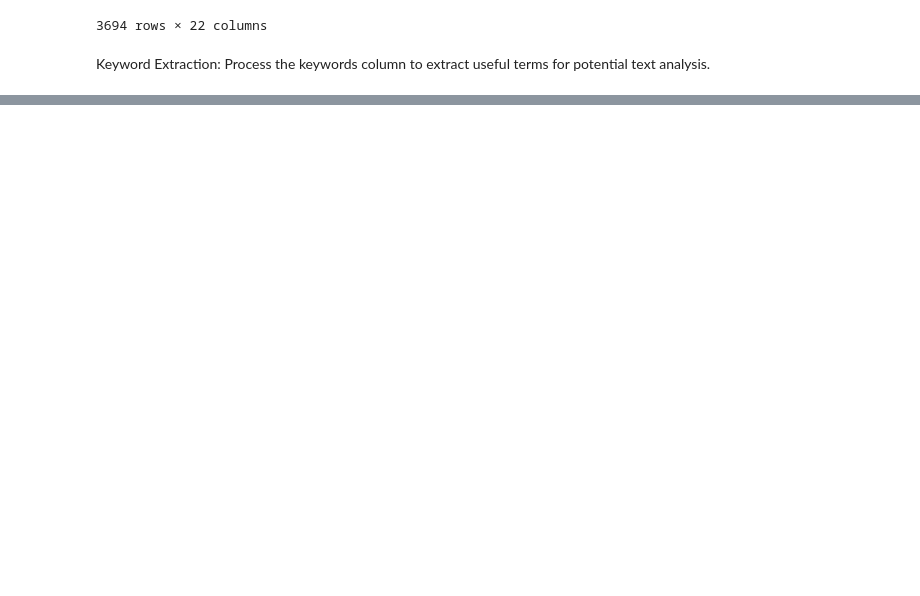
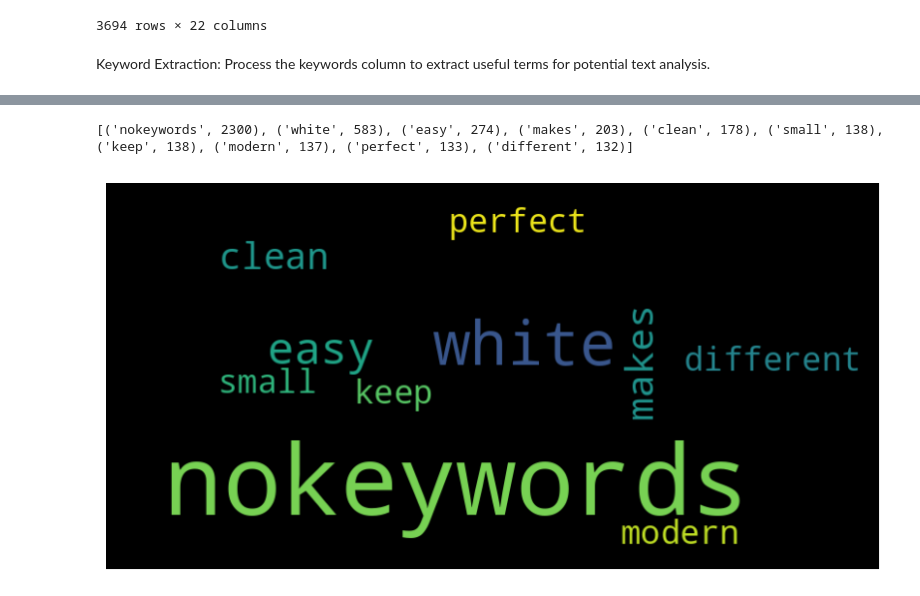
Before and after one commit to Sevinj-joy/Matplotlib_examples, a Jupyter notebook: IKEA/ikea_analysis.ipynb, the cells around one changed output, grey strips where cells are left out. Saved outputs shown, nothing was run; the diff lists cells and outputs as text; code cells hidden in the pictures; blank space fills up the shorter version.

```diff
--- a/IKEA/ikea_analysis.ipynb
+++ b/IKEA/ikea_analysis.ipynb
@@ -1521,0 +775,4 @@ print(f"Confusion Matrix:\n{conf_matrix}")
+# %%
+# `topic_group` və `topic_desc` sütunlarını 'no_topic' ilə doldurmaq
+data['topic_group'] = data['topic_group'].fillna('no_topic')
+data['topic_desc'] = data['topic_desc'].fillna('no_topic')
@@ -1521,0 +800,21 @@ print(f"Confusion Matrix:\n{conf_matrix}")
+# %%
+import re
+from nltk.corpus import stopwords
+import nltk
+
+nltk.download('stopwords')
+stop_words = set(stopwords.words('english'))
+
+
+def clean_keywords(keywords):
+
+    keywords = keywords.lower()
+
+    keywords = re.sub(r'[^a-z\s]', '', keywords)
+
+
+    keywords = [word for word in keywords.split() if word not in stop_words]
+
+    return keywords
+
+data['keywords_clean'] = data['keywords'].apply(clean_keywords)
@@ -1521,0 +824,23 @@ print(f"Confusion Matrix:\n{conf_matrix}")
+# %%
+from collections import Counter
+
+all_keywords = [word for sublist in data['keywords_clean'] for word in sublist]
+
+
+most_common_keywords = Counter(all_keywords).most_common(10)
+print(most_common_keywords)
+# %% [output]
+[('nokeywords', 2300), ('white', 583), ('easy', 274), ('makes', 203), ('clean', 178), ('small', 138), ('keep', 138), ('modern', 137), ('perfect', 133), ('different', 132)]
+# %%
+from wordcloud import WordCloud
+import matplotlib.pyplot as plt
+
+
+wordcloud = WordCloud(width=800, height=400).generate_from_frequencies(dict(most_common_keywords))
+
+plt.figure(figsize=(10, 6))
+plt.imshow(wordcloud, interpolation='bilinear')
+plt.axis('off')
+plt.show()
+# %% [output]
+[figure, added]
```
Also changed, not shown: parts of 88 cells of this notebook.
